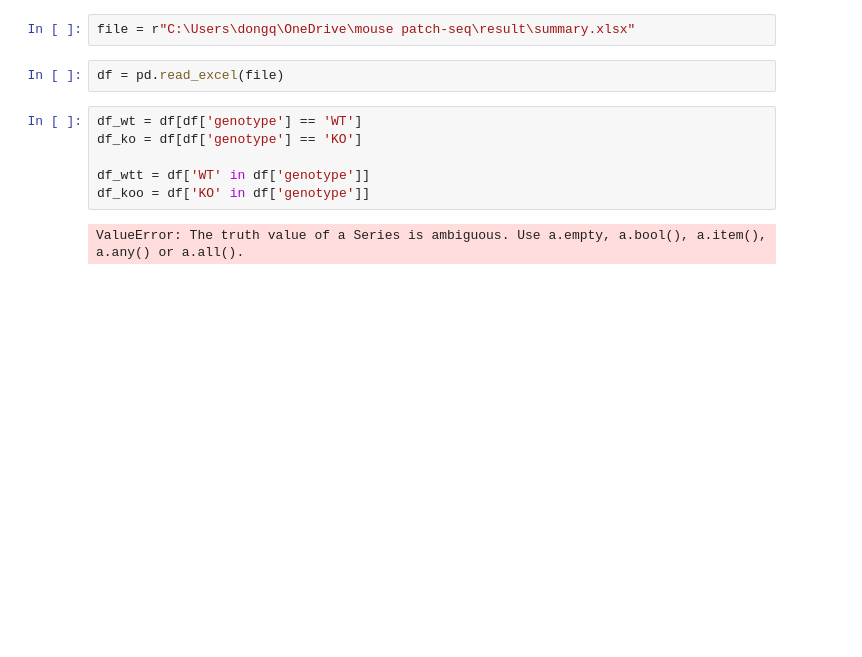
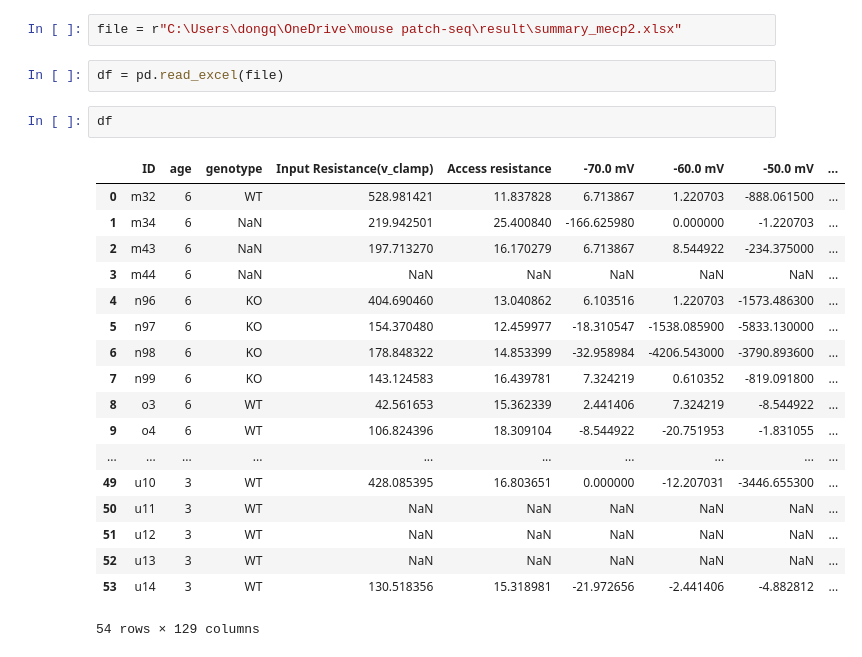
Before and after one commit to qdongatuw/plot_qiping, a Jupyter notebook: plot.ipynb, the cells around one changed output. Saved outputs shown, nothing was run; the diff lists cells and outputs as text; blank space fills up the shorter version.

```diff
--- a/plot.ipynb
+++ b/plot.ipynb
@@ -2,14 +2,27 @@
 import matplotlib.pyplot as plt
 import pandas as pd
 # %%
-file = r"C:\Users\dongq\OneDrive\mouse patch-seq\result\summary.xlsx"
+file = r"C:\Users\dongq\OneDrive\mouse patch-seq\result\summary_mecp2.xlsx"
 # %%
 df = pd.read_excel(file)
-# %%
-df_wt = df[df['genotype'] == 'WT']
-df_ko = df[df['genotype'] == 'KO']
-
-df_wtt = df['WT' in df['genotype']]
-df_koo = df['KO' in df['genotype']]
-# %% [output]
-ValueError: The truth value of a Series is ambiguous. Use a.empty, a.bool(), a.item(), a.any() or a.all().
+# %%
+df
+# %% [output]
+|  | ID | age | genotype | Input Resistance(v_clamp) | Access resistance | -70.0 mV | -60.0 mV | -50.0 mV | ... |
+| 0 | m32 | 6 | WT | 528.981421 | 11.837828 | 6.713867 | 1.220703 | -888.061500 | ... |
+| 1 | m34 | 6 | NaN | 219.942501 | 25.400840 | -166.625980 | 0.000000 | -1.220703 | ... |
+| 2 | m43 | 6 | NaN | 197.713270 | 16.170279 | 6.713867 | 8.544922 | -234.375000 | ... |
+| 3 | m44 | 6 | NaN | NaN | NaN | NaN | NaN | NaN | ... |
+| 4 | n96 | 6 | KO | 404.690460 | 13.040862 | 6.103516 | 1.220703 | -1573.486300 | ... |
+| 5 | n97 | 6 | KO | 154.370480 | 12.459977 | -18.310547 | -1538.085900 | -5833.130000 | ... |
+| 6 | n98 | 6 | KO | 178.848322 | 14.853399 | -32.958984 | -4206.543000 | -3790.893600 | ... |
+| 7 | n99 | 6 | KO | 143.124583 | 16.439781 | 7.324219 | 0.610352 | -819.091800 | ... |
+| 8 | o3 | 6 | WT | 42.561653 | 15.362339 | 2.441406 | 7.324219 | -8.544922 | ... |
+| 9 | o4 | 6 | WT | 106.824396 | 18.309104 | -8.544922 | -20.751953 | -1.831055 | ... |
+| ... | ... | ... | ... | ... | ... | ... | ... | ... | ... |
+| 49 | u10 | 3 | WT | 428.085395 | 16.803651 | 0.000000 | -12.207031 | -3446.655300 | ... |
+| 50 | u11 | 3 | WT | NaN | NaN | NaN | NaN | NaN | ... |
+| 51 | u12 | 3 | WT | NaN | NaN | NaN | NaN | NaN | ... |
+| 52 | u13 | 3 | WT | NaN | NaN | NaN | NaN | NaN | ... |
+| 53 | u14 | 3 | WT | 130.518356 | 15.318981 | -21.972656 | -2.441406 | -4.882812 | ... |
+54 rows × 129 columns
```
Also changed, not shown: parts of 2 cells of this notebook.
